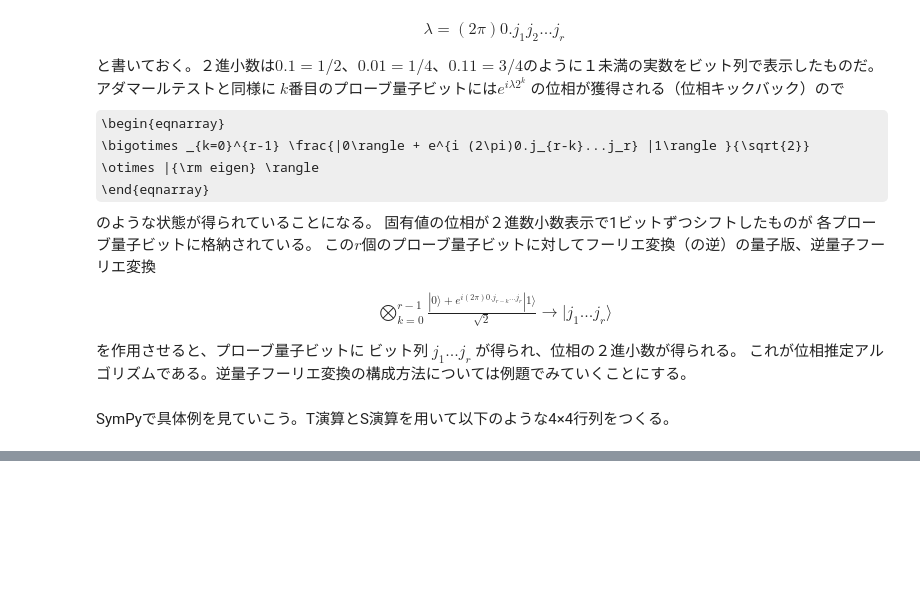
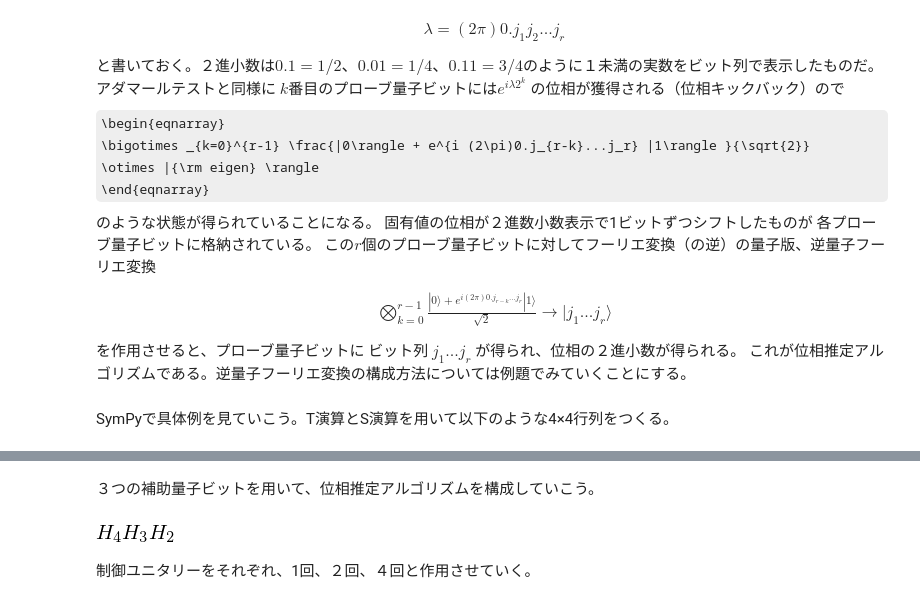
Before and after one commit to qulacs/quantum-native-dojo, a Jupyter notebook: notebooks/1.2_Hadamard_test.ipynb, the cells around one changed output, grey strips where cells are left out. Saved outputs shown, nothing was run; the diff lists cells and outputs as text; code cells hidden in the pictures; some formulas as TeX source; blank space fills up the shorter version.

```diff
--- a/notebooks/1.2_Hadamard_test.ipynb
+++ b/notebooks/1.2_Hadamard_test.ipynb
@@ -202,0 +191,9 @@ AttributeError: 'One' object has no attribute 'targets'
+# %% [markdown]
+３つの補助量子ビットを用いて、位相推定アルゴリズムを構成していこう。
+# %%
+PhaEst = H(4)*H(3)*H(2)
+PhaEst
+# %% [output]
+[figure, added]
+# %% [markdown]
+制御ユニタリーをそれぞれ、1回、２回、４回と作用させていく。
```
Also changed, not shown: parts of 36 cells of this notebook.
